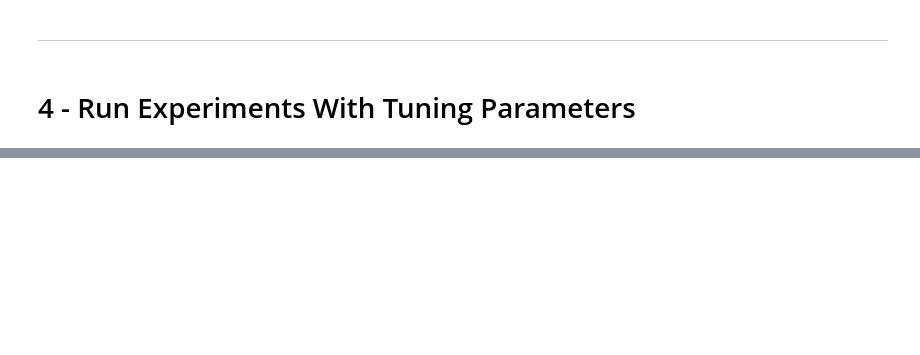
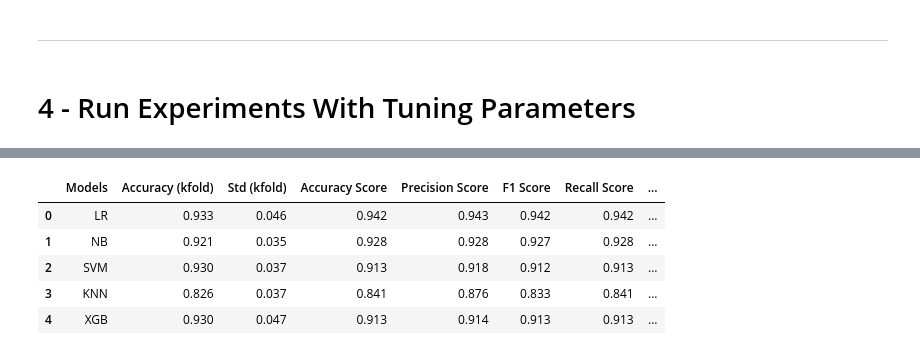
Before and after one commit to DiegoPaezA/Cancer-Classification, a Jupyter notebook: Projeto_Cancer.ipynb, the cells around one changed output, grey strips where cells are left out. Cells and saved outputs as stored; diff of their text form; code cells hidden in the pictures; blank space fills up the shorter version.

```diff
--- a/Projeto_Cancer.ipynb
+++ b/Projeto_Cancer.ipynb
@@ -420,0 +408,10 @@ Tuned parameters saved to ...
+# %%
+E2_Results = run_experiment(E2_data, "Class","E2", E2_best_params)
+E2_Results
+# %% [output]
+|  | Models | Accuracy (kfold) | Std (kfold) | Accuracy Score | Precision Score | F1 Score | Recall Score | ... |
+| 0 | LR | 0.933 | 0.046 | 0.942 | 0.943 | 0.942 | 0.942 | ... |
+| 1 | NB | 0.921 | 0.035 | 0.928 | 0.928 | 0.927 | 0.928 | ... |
+| 2 | SVM | 0.930 | 0.037 | 0.913 | 0.918 | 0.912 | 0.913 | ... |
+| 3 | KNN | 0.826 | 0.037 | 0.841 | 0.876 | 0.833 | 0.841 | ... |
+| 4 | XGB | 0.930 | 0.047 | 0.913 | 0.914 | 0.913 | 0.913 | ... |
```
Also changed, not shown: parts of 19 cells of this notebook.
